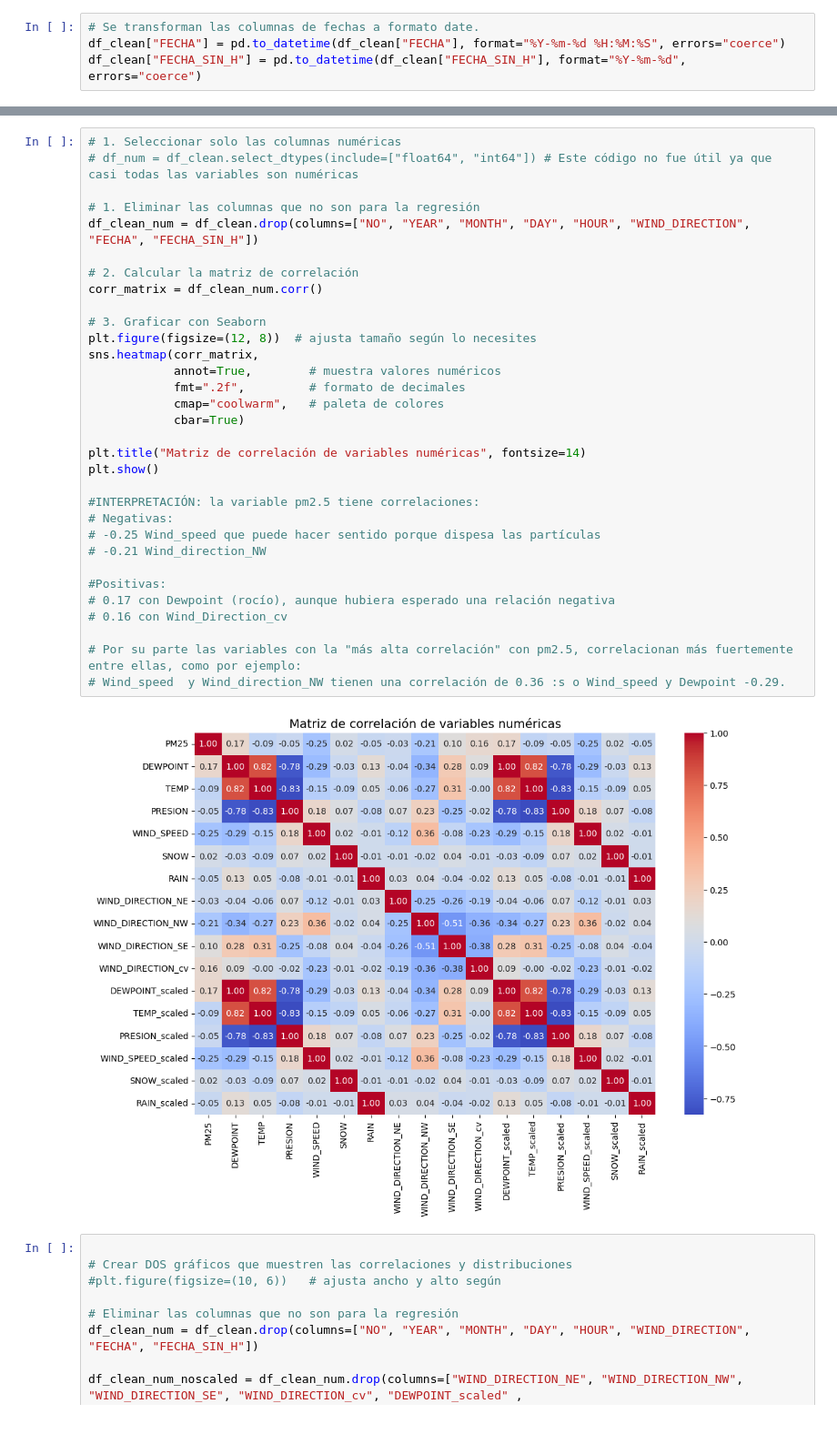
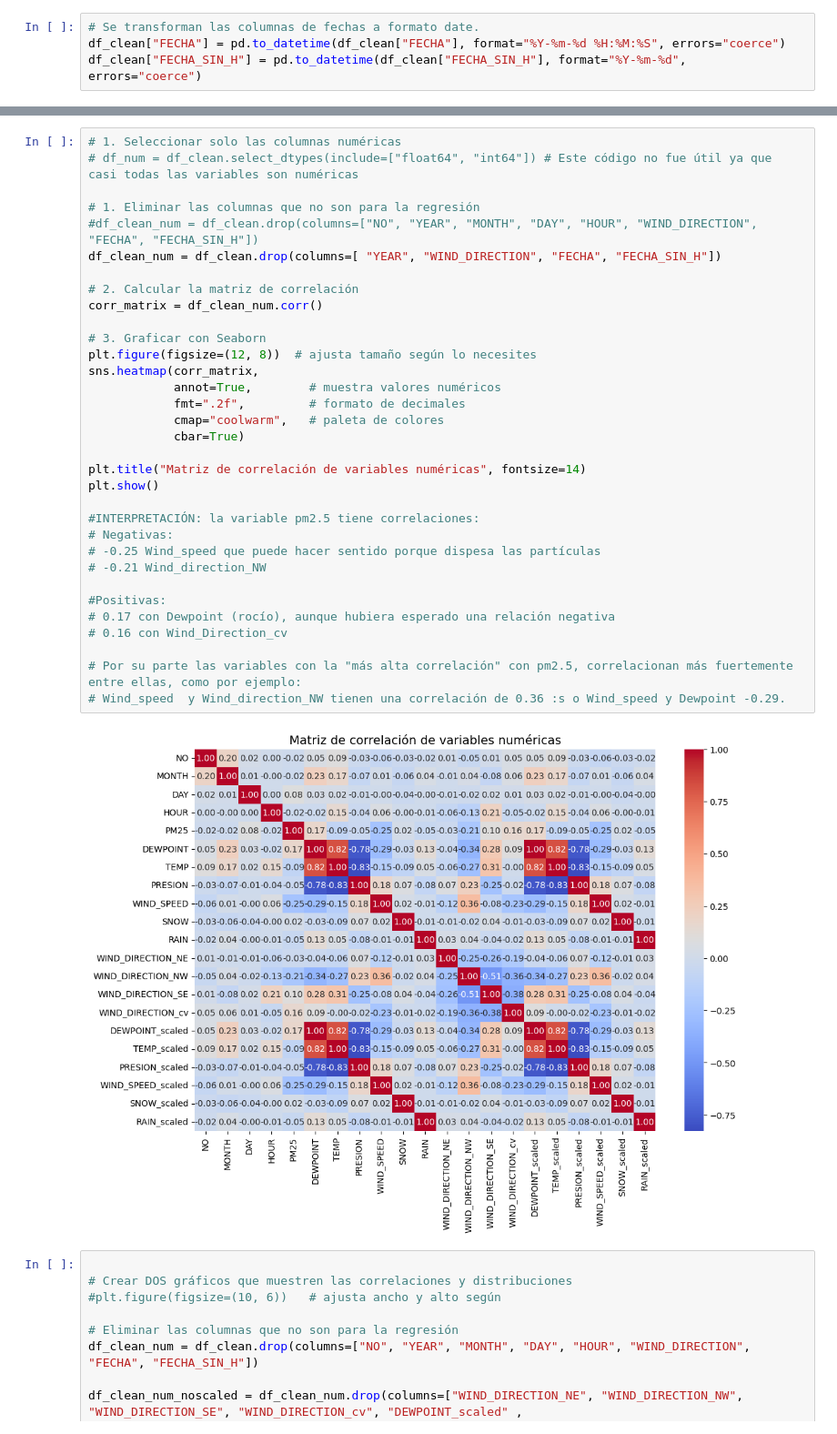
Before and after one commit to gapalfaro-cmyk/Proyecto-de-fin-de-modulo-5---Alfaro-Badillo-Cruz-Perez-Rupit, a Jupyter notebook: Entregable_Tarea_5_2_Alfaro_Badillo_Cruz_Perez_Rupit.ipynb, the cells around one changed output, grey strips where cells are left out. Shown at 91% size. Saved outputs shown, nothing was run; the diff lists cells and outputs as text.

```diff
--- a/Entregable_Tarea_5_2_Alfaro_Badillo_Cruz_Perez_Rupit.ipynb
+++ b/Entregable_Tarea_5_2_Alfaro_Badillo_Cruz_Perez_Rupit.ipynb
@@ -90,35 +88,36 @@ df_clean.drop(columns=["NO", "YEAR", "MONTH", "DAY", "HOUR","FECHA", "FECHA_SIN_
 # df_num = df_clean.select_dtypes(include=["float64", "int64"]) # Este código no fue útil ya que casi todas las variables son numéricas
 
 # 1. Eliminar las columnas que no son para la regresión
-df_clean_num = df_clean.drop(columns=["NO", "YEAR", "MONTH", "DAY", "HOUR", "WIND_DIRECTION", "FECHA", "FECHA_SIN_H"])
+#df_clean_num = df_clean.drop(columns=["NO", "YEAR", "MONTH", "DAY", "HOUR", "WIND_DIRECTION", "FECHA", "FECHA_SIN_H"])
+df_clean_num = df_clean.drop(columns=[ "YEAR", "WIND_DIRECTION", "FECHA", "FECHA_SIN_H"])
 
 # 2. Calcular la matriz de correlación
 corr_matrix = df_clean_num.corr()
 
 # 3. Graficar con Seaborn
 plt.figure(figsize=(12, 8))  # ajusta tamaño según lo necesites
 sns.heatmap(corr_matrix,
             annot=True,        # muestra valores numéricos
             fmt=".2f",         # formato de decimales
             cmap="coolwarm",   # paleta de colores
             cbar=True)
 
 plt.title("Matriz de correlación de variables numéricas", fontsize=14)
 plt.show()
 
 #INTERPRETACIÓN: la variable pm2.5 tiene correlaciones:
 # Negativas:
 # -0.25 Wind_speed que puede hacer sentido porque dispesa las partículas
 # -0.21 Wind_direction_NW
 
 #Positivas:
 # 0.17 con Dewpoint (rocío), aunque hubiera esperado una relación negativa
 # 0.16 con Wind_Direction_cv
 
 # Por su parte las variables con la "más alta correlación" con pm2.5, correlacionan más fuertemente entre ellas, como por ejemplo:
 # Wind_speed  y Wind_direction_NW tienen una correlación de 0.36 :s o Wind_speed y Dewpoint -0.29.
 # %% [output]
-[figure, old version]
+[figure, new version]
 # %%
 
 # Crear DOS gráficos que muestren las correlaciones y distribuciones
```
Also changed, not shown: parts of 3 cells of this notebook.
